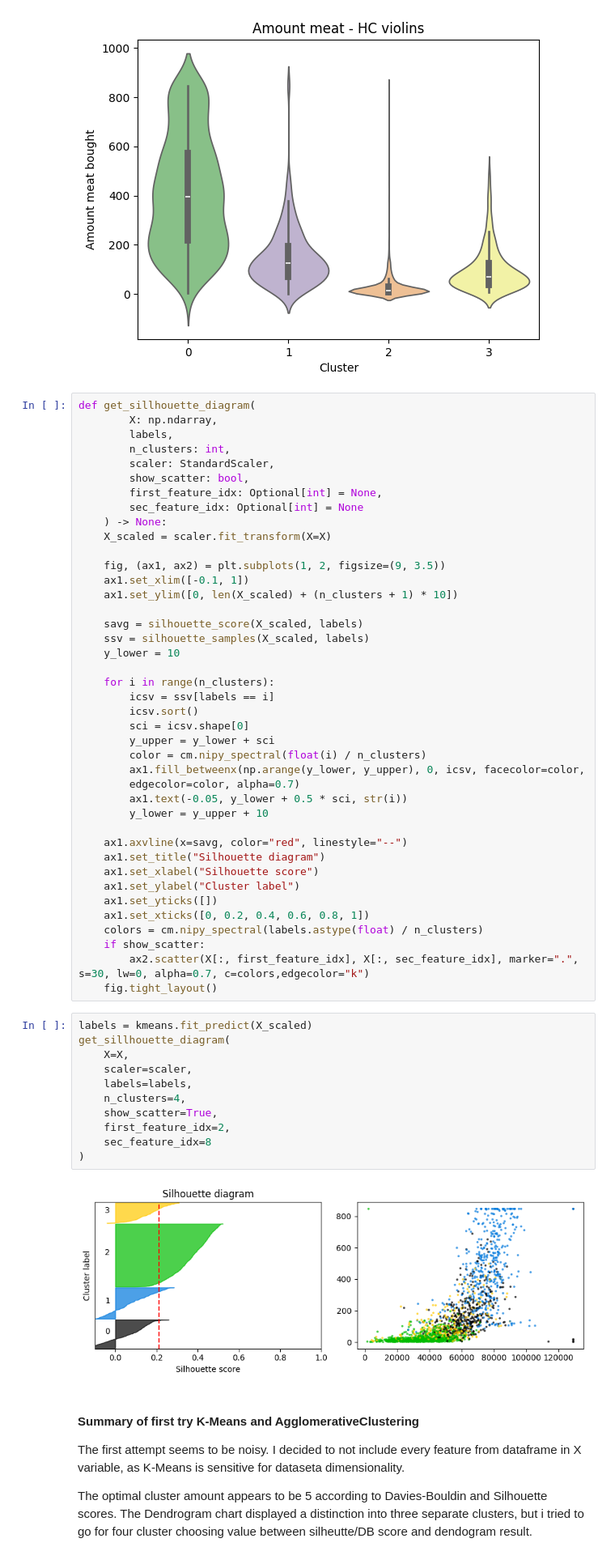
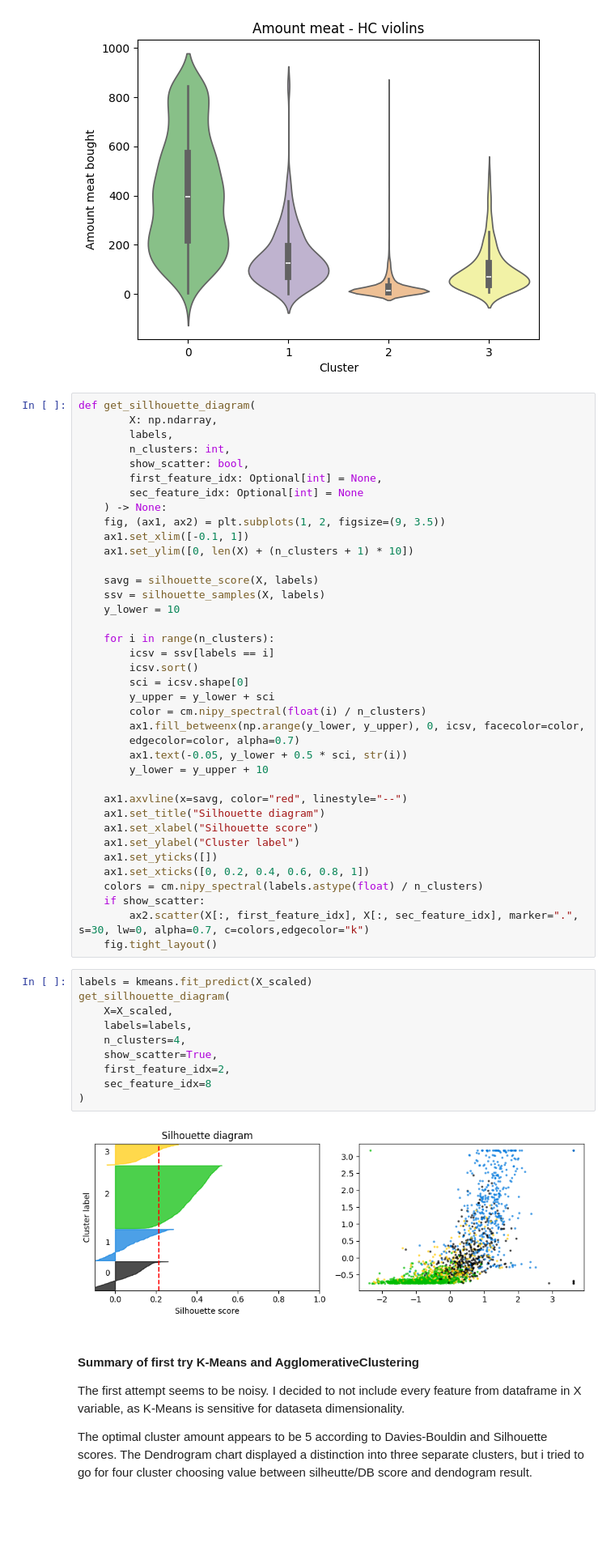
Before and after one commit to jancewicz/PJATK---Artificial-Intelligence-Postgraduate-Studies-, a Jupyter notebook: scikit-learn/pawel_jancewicz_pr7_2026/marketing_campaign/marketing_campaign.ipynb, the cells around one changed output. Shown at 81% size. Cells and saved outputs as stored; diff of their text form; blank space fills up the shorter version.

```diff
--- a/scikit-learn/pawel_jancewicz_pr7_2026/marketing_campaign/marketing_campaign.ipynb
+++ b/scikit-learn/pawel_jancewicz_pr7_2026/marketing_campaign/marketing_campaign.ipynb
@@ -418,19 +418,16 @@ def get_sillhouette_diagram(
         X: np.ndarray,
         labels,
         n_clusters: int,
-        scaler: StandardScaler,
         show_scatter: bool,
         first_feature_idx: Optional[int] = None,
         sec_feature_idx: Optional[int] = None
     ) -> None:
-    X_scaled = scaler.fit_transform(X=X)
-
     fig, (ax1, ax2) = plt.subplots(1, 2, figsize=(9, 3.5))
     ax1.set_xlim([-0.1, 1])
-    ax1.set_ylim([0, len(X_scaled) + (n_clusters + 1) * 10])
+    ax1.set_ylim([0, len(X) + (n_clusters + 1) * 10])
 
-    savg = silhouette_score(X_scaled, labels)
-    ssv = silhouette_samples(X_scaled, labels)
+    savg = silhouette_score(X, labels)
+    ssv = silhouette_samples(X, labels)
     y_lower = 10
 
     for i in range(n_clusters):
@@ -457,16 +454,15 @@ def get_sillhouette_diagram(
 # %%
 labels = kmeans.fit_predict(X_scaled)
 get_sillhouette_diagram(
-    X=X,
-    scaler=scaler,
+    X=X_scaled,
     labels=labels,
     n_clusters=4,
     show_scatter=True,
     first_feature_idx=2,
     sec_feature_idx=8
 )
 # %% [output]
-[figure, old version]
+[figure, new version]
 # %% [markdown]
 #### Summary of first try K-Means and AgglomerativeClustering
 
```
Also changed, not shown: parts of 18 cells of this notebook.
